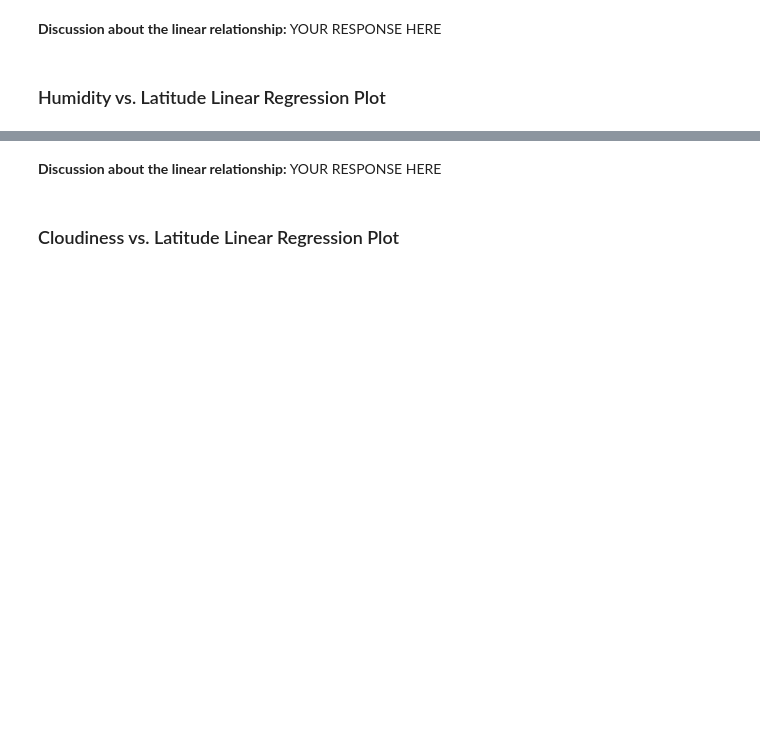
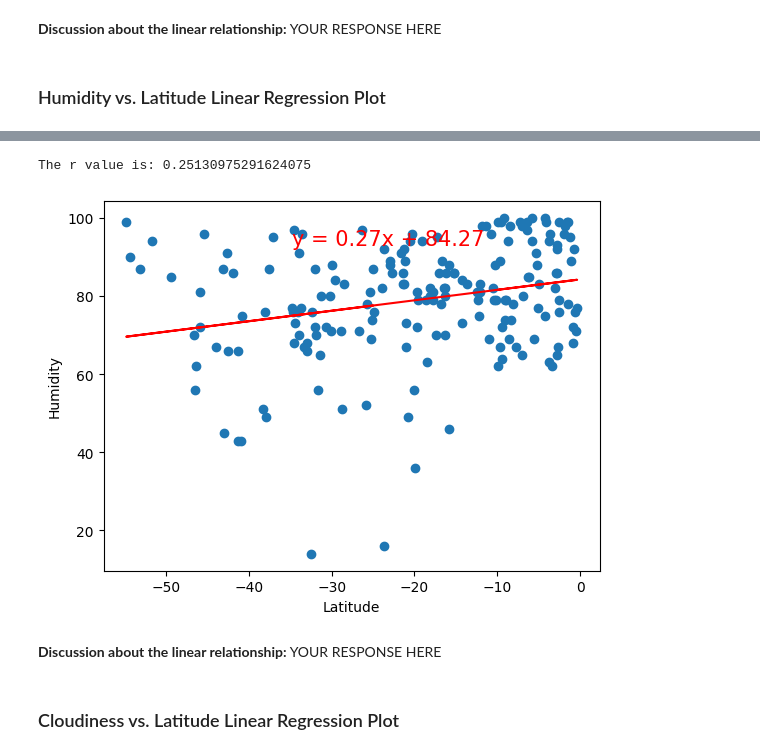
Before and after one commit to lizmartin/python-api-challenge, a Jupyter notebook: WeatherPy_lms.ipynb, the cells around one changed output, grey strips where cells are left out. Cells and saved outputs as stored; diff of their text form; code cells hidden in the pictures; blank space fills up the shorter version.

```diff
--- a/WeatherPy_lms.ipynb
+++ b/WeatherPy_lms.ipynb
@@ -304,3 +336,9 @@ southern_hemi_df.head()
+# %%
+# Southern Hemisphere
+lin_reg_line(southern_hemi_df["Lat"], southern_hemi_df["Humidity"], "Latitude", "Humidity")
+# %% [output]
+The r value is: 0.25130975291624075
+[figure, added]
 # %% [markdown]
 **Discussion about the linear relationship:** YOUR RESPONSE HERE
 # %% [markdown]
```
Also changed, not shown: parts of 19 cells of this notebook.
